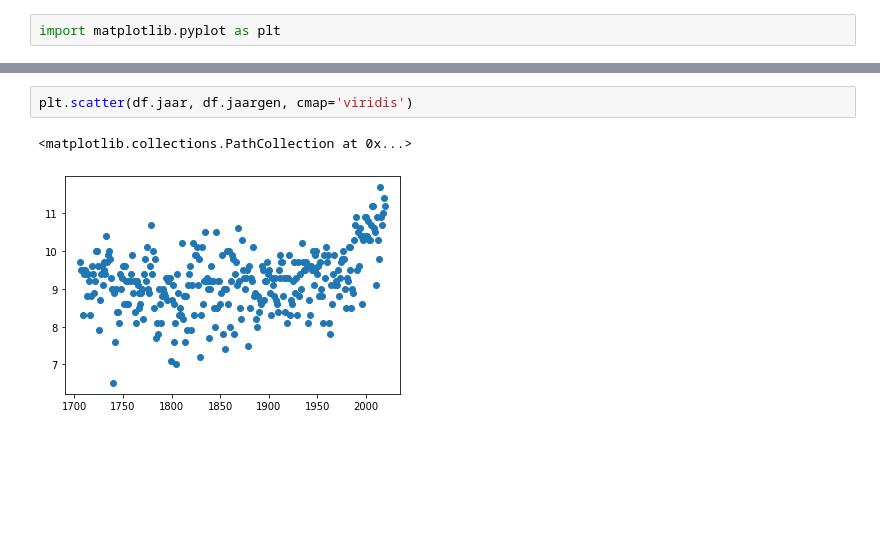
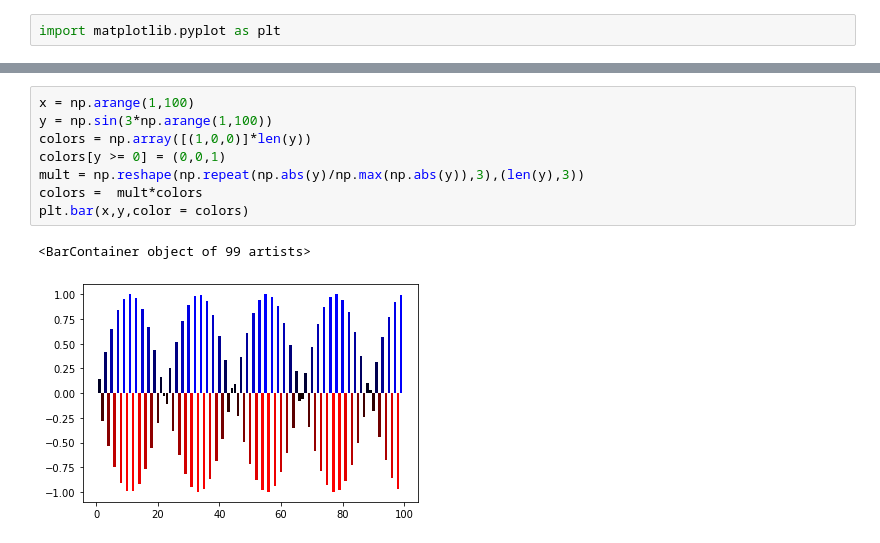
Before and after one commit to MaartenKool/CookBooks, a Jupyter notebook: Untitled4.ipynb, the cells around one changed output, grey strips where cells are left out. Saved outputs shown, nothing was run; the diff lists cells and outputs as text; blank space fills up the shorter version.

```diff
--- a/Untitled4.ipynb
+++ b/Untitled4.ipynb
@@ -18,6 +37,12 @@ Index(['jaar', 'jan', 'feb', 'mrt', 'apr', 'mei', 'jun', 'jul', 'aug', 'sep',
       dtype='object')
-# %%
-plt.scatter(df.jaar, df.jaargen, cmap='viridis')
-# %% [output]
-<matplotlib.collections.PathCollection at 0x...>
-[figure, removed]
+# %%
+x = np.arange(1,100)
+y = np.sin(3*np.arange(1,100))
+colors = np.array([(1,0,0)]*len(y))
+colors[y >= 0] = (0,0,1)
+mult = np.reshape(np.repeat(np.abs(y)/np.max(np.abs(y)),3),(len(y),3))
+colors =  mult*colors
+plt.bar(x,y,color = colors)
+# %% [output]
+<BarContainer object of 99 artists>
+[figure, added]
```
Also changed, not shown: parts of 10 cells of this notebook, 1 other file.
